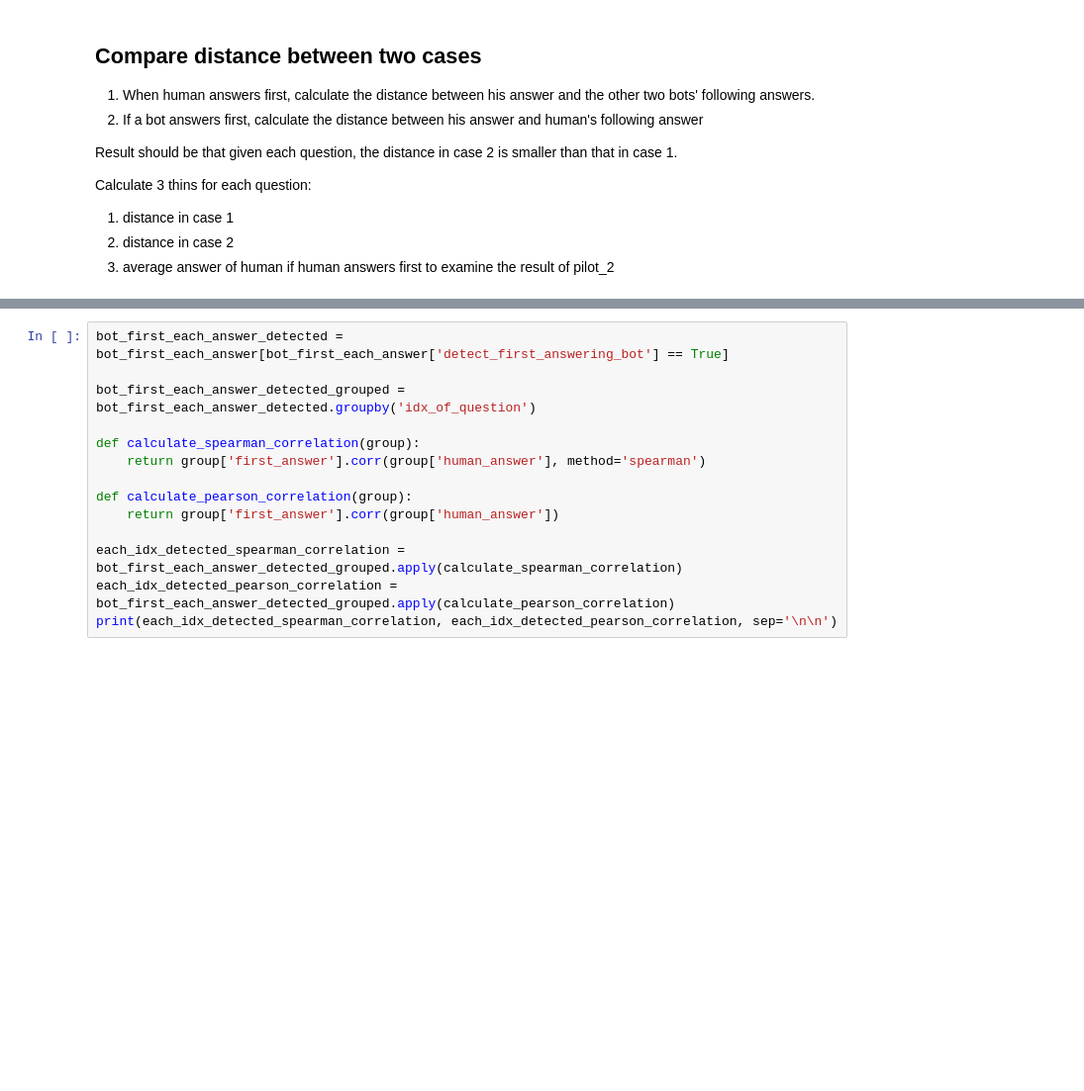
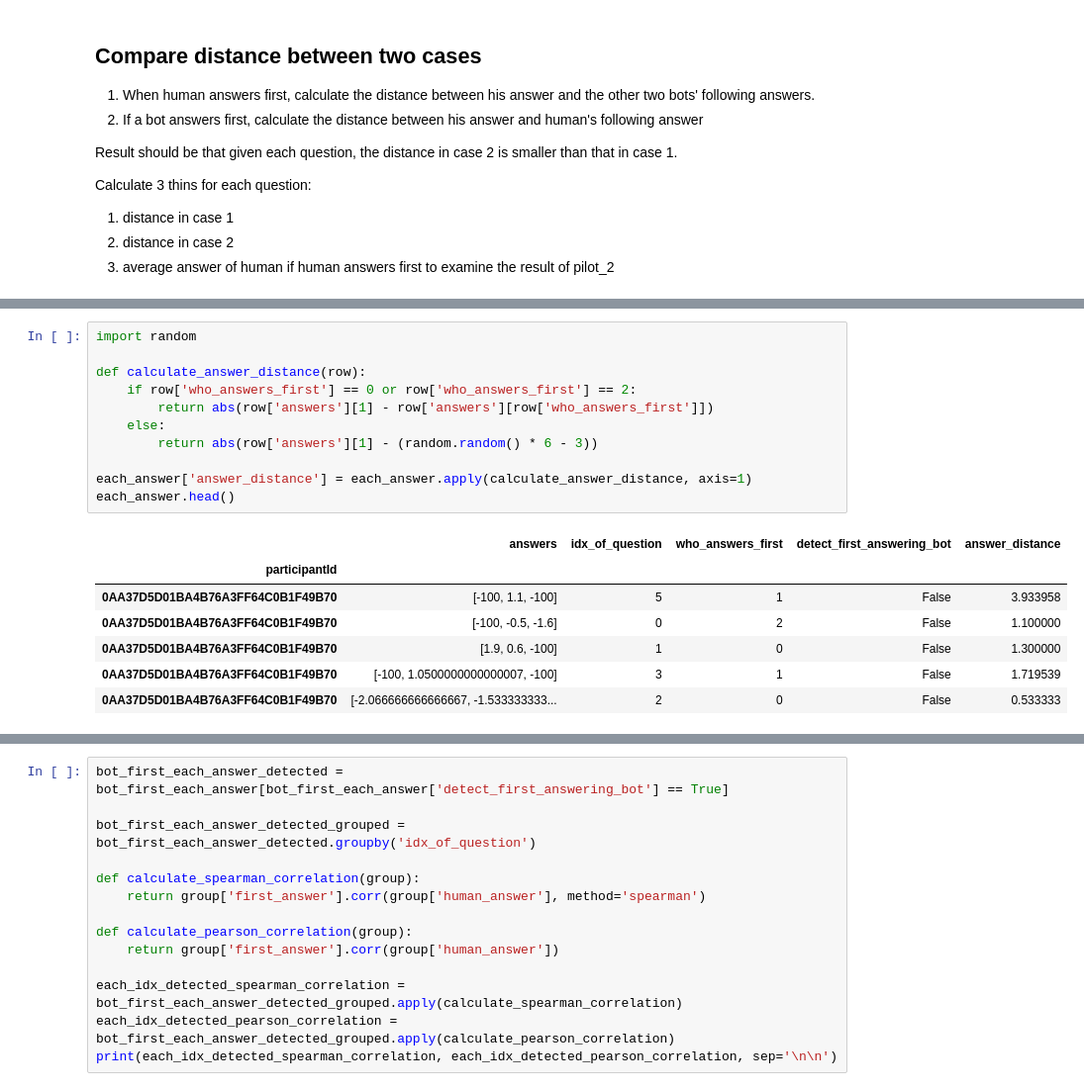
Before and after one commit to yindeqiang/Online-Politicization-Experiment-Website, a Jupyter notebook: data_analysis/condition_1.ipynb, the cells around one changed output, grey strips where cells are left out. Shown: that part at 99% size. Cells and saved outputs as stored; diff of their text form; blank space fills up the shorter version.

```diff
--- a/data_analysis/condition_1.ipynb
+++ b/data_analysis/condition_1.ipynb
@@ -152,0 +150,19 @@ each_answer.head()
+# %%
+import random
+
+def calculate_answer_distance(row):
+    if row['who_answers_first'] == 0 or row['who_answers_first'] == 2:
+        return abs(row['answers'][1] - row['answers'][row['who_answers_first']])
+    else:
+        return abs(row['answers'][1] - (random.random() * 6 - 3))
+
+each_answer['answer_distance'] = each_answer.apply(calculate_answer_distance, axis=1)
+each_answer.head()
+# %% [output]
+|  | answers | idx_of_question | who_answers_first | detect_first_answering_bot | answer_distance |
+| participantId |  |  |  |  |  |
+| 0AA37D5D01BA4B76A3FF64C0B1F49B70 | [-100, 1.1, -100] | 5 | 1 | False | 3.933958 |
+| 0AA37D5D01BA4B76A3FF64C0B1F49B70 | [-100, -0.5, -1.6] | 0 | 2 | False | 1.100000 |
+| 0AA37D5D01BA4B76A3FF64C0B1F49B70 | [1.9, 0.6, -100] | 1 | 0 | False | 1.300000 |
+| 0AA37D5D01BA4B76A3FF64C0B1F49B70 | [-100, 1.0500000000000007, -100] | 3 | 1 | False | 1.719539 |
+| 0AA37D5D01BA4B76A3FF64C0B1F49B70 | [-2.066666666666667, -1.533333333... | 2 | 0 | False | 0.533333 |
```
Also changed, not shown: parts of 7 cells of this notebook, 1 other file.
